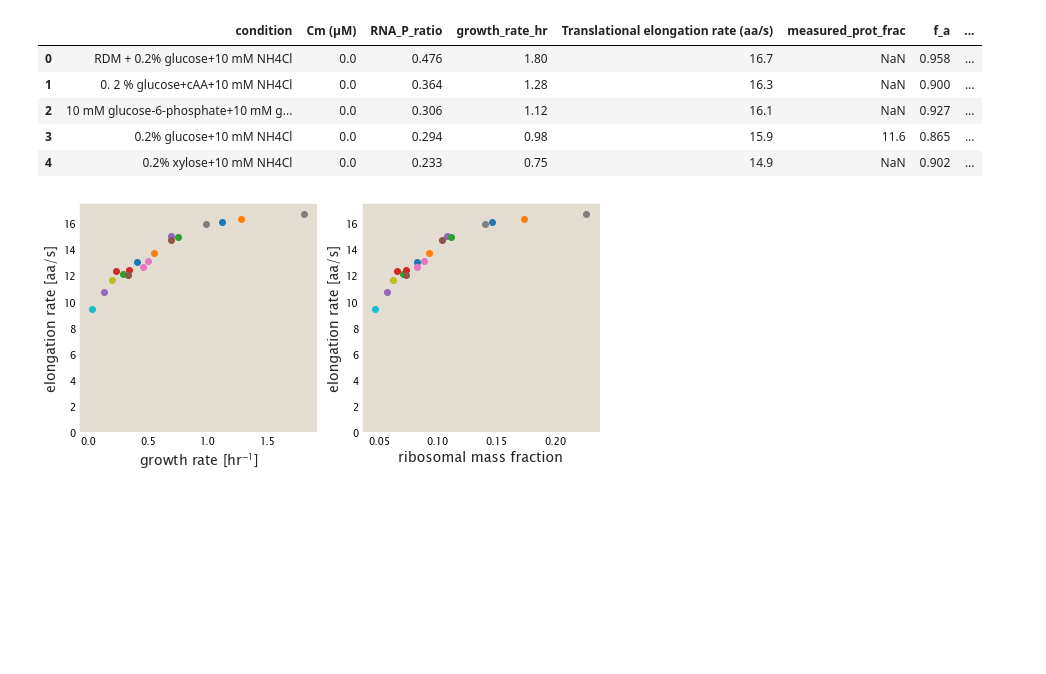
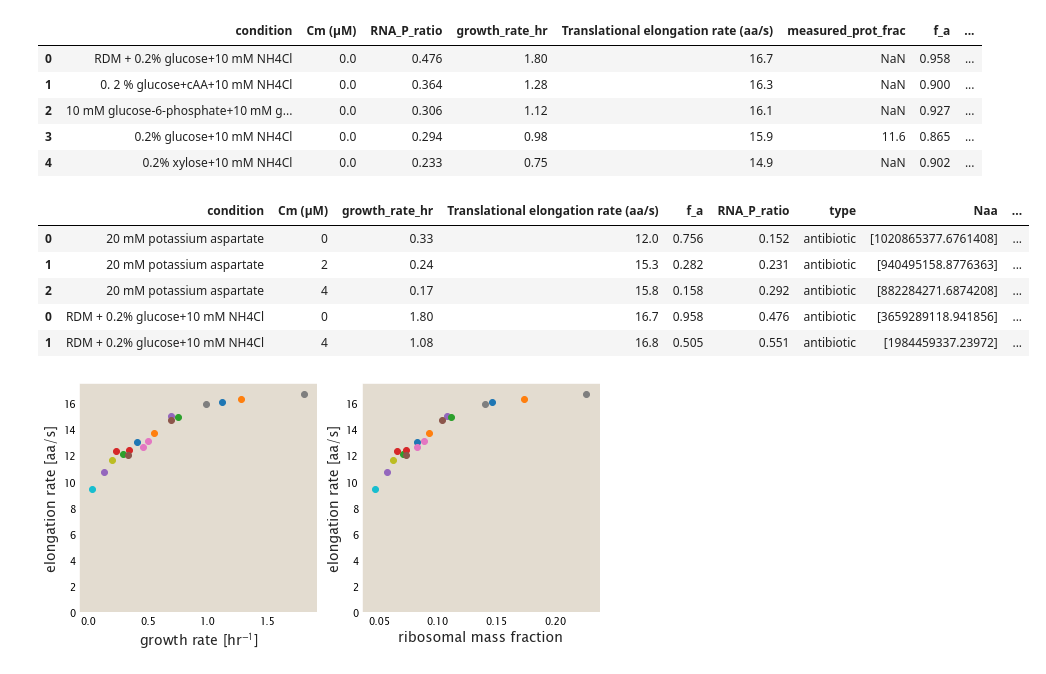
Before and after one commit to RPGroup-PBoC/growth_limits, a Jupyter notebook: code/exploratory/elongation_model_Cm_data.ipynb, the cells around one changed output. Drawn from its saved outputs; the diff is of its cells as text; code cells hidden in the pictures; blank space fills up the shorter version.

```diff
--- a/code/exploratory/elongation_model_Cm_data.ipynb
+++ b/code/exploratory/elongation_model_Cm_data.ipynb
@@ -172,0 +236,9 @@ dai_nut_df.head()
+# %%
+dai_Cm_df.head()
+# %% [output]
+|  | condition | Cm (μM) | growth_rate_hr | Translational elongation rate (aa/s) | f_a | RNA_P_ratio | type | Naa | ... |
+| 0 | 20 mM potassium aspartate | 0 | 0.33 | 12.0 | 0.756 | 0.152 | antibiotic | [1020865377.6761408] | ... |
+| 1 | 20 mM potassium aspartate | 2 | 0.24 | 15.3 | 0.282 | 0.231 | antibiotic | [940495158.8776363] | ... |
+| 2 | 20 mM potassium aspartate | 4 | 0.17 | 15.8 | 0.158 | 0.292 | antibiotic | [882284271.6874208] | ... |
+| 0 | RDM + 0.2% glucose+10 mM NH4Cl | 0 | 1.80 | 16.7 | 0.958 | 0.476 | antibiotic | [3659289118.941856] | ... |
+| 1 | RDM + 0.2% glucose+10 mM NH4Cl | 4 | 1.08 | 16.8 | 0.505 | 0.551 | antibiotic | [1984459337.23972] | ... |
```
Also changed, not shown: parts of 6 cells of this notebook, 4 other files.
